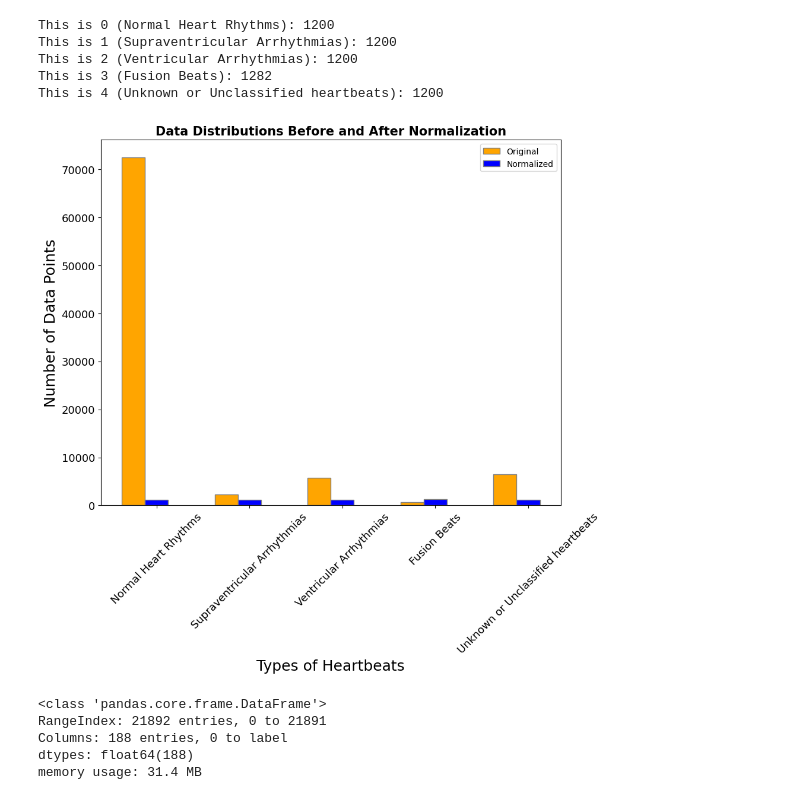
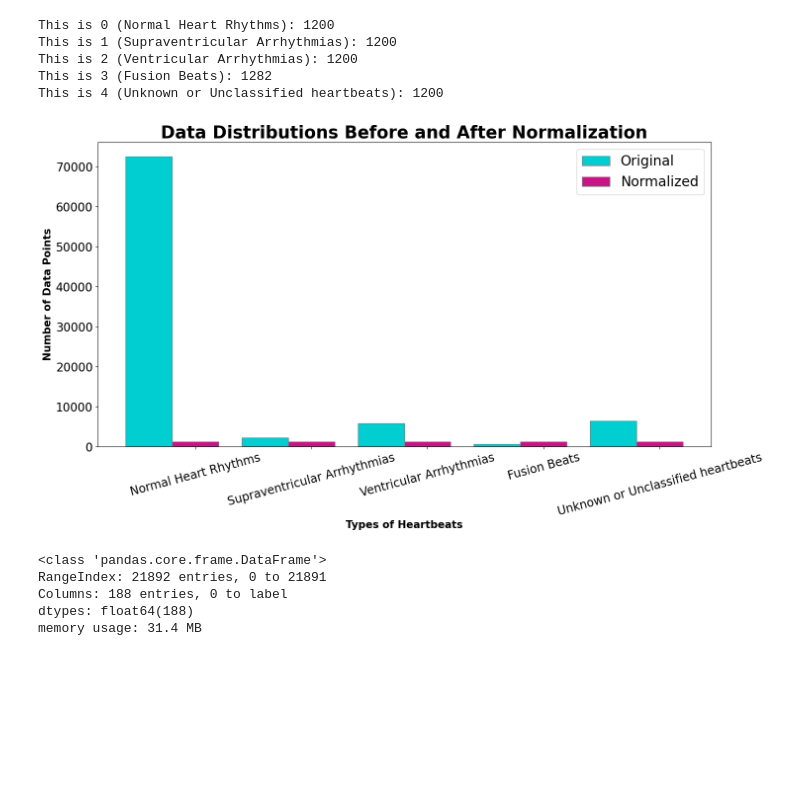
Before and after one commit to Dhawal-Modi/DSC_2024_Space_Jam, a Jupyter notebook: Task2.ipynb, the cells around one changed output. Drawn from its saved outputs; the diff is of its cells as text; code cells hidden in the pictures; blank space fills up the shorter version.

Commit message:
More Visualization Changes

```diff
--- a/Task2.ipynb
+++ b/Task2.ipynb
@@ -144,32 +151,35 @@ This is 2 (Ventricular Arrhythmias): 1200
 This is 3 (Fusion Beats): 1282
 This is 4 (Unknown or Unclassified heartbeats): 1200
 # %%
-barWidth = 0.25
-fig = plt.subplots(figsize =(10, 8))
+barWidth = 0.4
+fig = plt.subplots(figsize =(16, 8))
+
+fontsizelabel = 15
+fontsizeticks = 17
 
 Normalized_Train_Data = [72471, 2223, 5788, 641, 6431]
 Original_Train_Data = [1200, 1200, 1200, 1282, 1200]
 
 br1 = np.arange(len(Normalized_Train_Data))
 br2 = [x + barWidth for x in br1]
 
-plt.bar(br1, Normalized_Train_Data, color ='orange', width = barWidth,
+plt.bar(br1, Normalized_Train_Data, color ='darkturquoise', width = barWidth,
         edgecolor ='grey', label ='Original')
-plt.bar(br2, Original_Train_Data, color ='blue', width = barWidth,
+plt.bar(br2, Original_Train_Data, color ='mediumvioletred', width = barWidth,
         edgecolor ='grey', label ='Normalized')
 
-plt.xlabel('Types of Heartbeats', fontsize = 18)
-plt.ylabel('Number of Data Points', fontsize = 18)
+plt.xlabel('Types of Heartbeats', fontweight ='bold', fontsize = fontsizelabel)
+plt.ylabel('Number of Data Points', fontweight ='bold', fontsize = fontsizelabel)
 plt.xticks([r + barWidth for r in range(len(Normalized_Train_Data))],
         ['Normal Heart Rhythms', 'Supraventricular Arrhythmias', 'Ventricular Arrhythmias', 'Fusion Beats', 'Unknown or Unclassified heartbeats'])
 
-plt.title("Data Distributions Before and After Normalization",fontweight ='bold', fontsize = 15)
-plt.xticks(rotation = 45, fontsize = 13)
-plt.yticks(fontsize = 13)
-plt.legend()
+plt.title("Data Distributions Before and After Normalization",fontweight ='bold', fontsize = 25)
+plt.xticks(rotation = 15, fontsize = fontsizeticks)
+plt.yticks(fontsize = fontsizeticks)
+plt.legend(fontsize=20)
 plt.show()
 # %% [output]
-[figure, old version]
+[figure, new version]
 # %%
 df_test.info()
 # %% [output]
```
Also changed, not shown: parts of 4 cells of this notebook.
